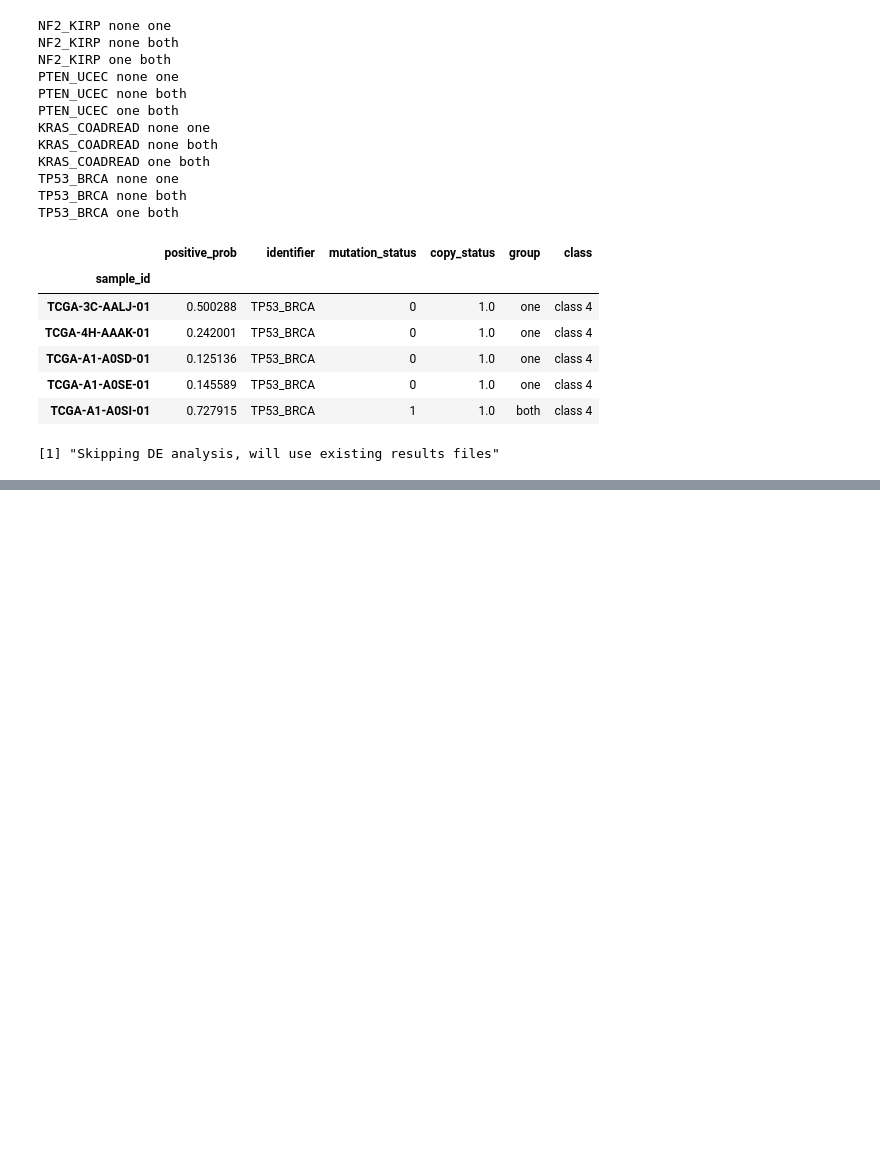
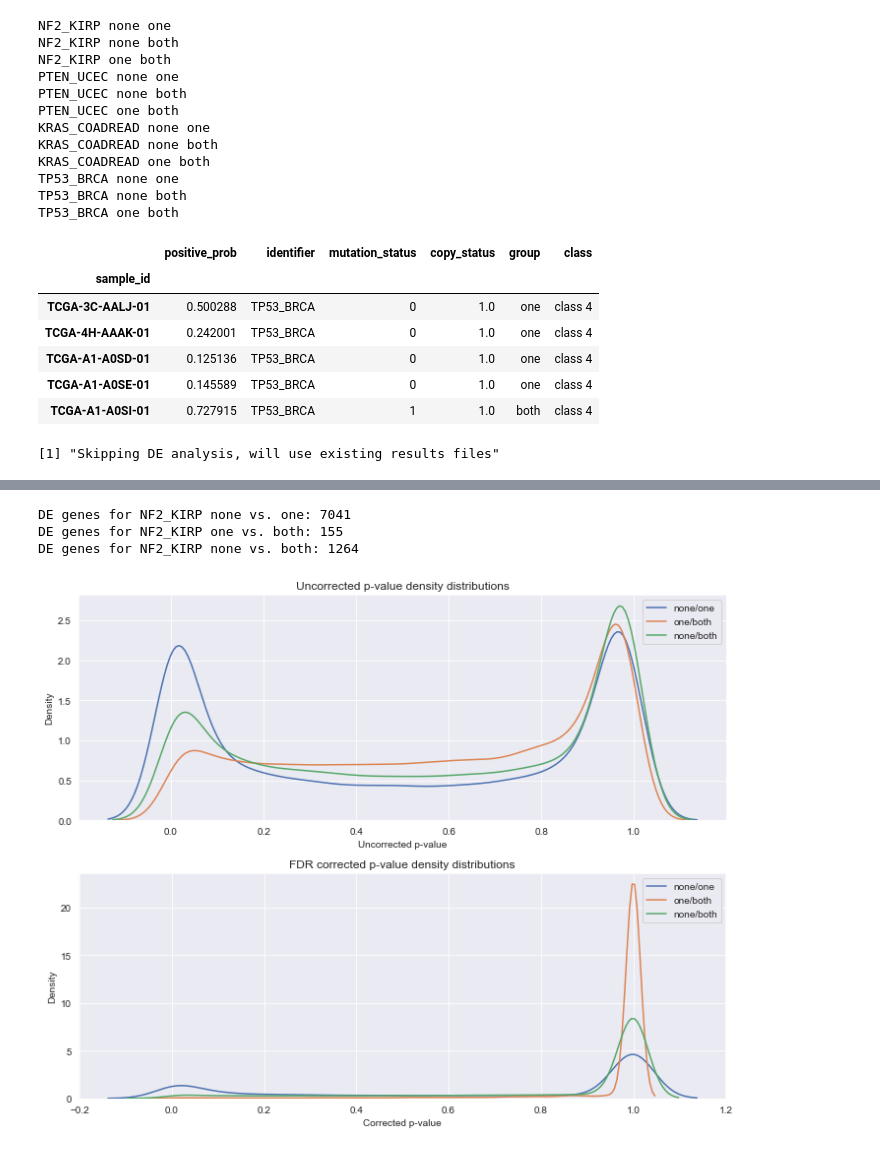
Before and after one commit to greenelab/mutation-fn, a Jupyter notebook: 4_de_analysis/2_de_pilot.ipynb, the cells around one changed output, grey strips where cells are left out. Saved outputs shown, nothing was run; the diff lists cells and outputs as text; code cells hidden in the pictures; blank space fills up the shorter version.

Commit message:
plot results of DE pilot experiment

```diff
--- a/4_de_analysis/2_de_pilot.ipynb
+++ b/4_de_analysis/2_de_pilot.ipynb
@@ -176,3 +176,13 @@ if (RUN_DE_ANALYSIS) {
 }
 # %% [output]
 [1] "Skipping DE analysis, will use existing results files"
+# %%
+identifier = 'NF2_KIRP'
+# adjusted p-value threshold
+alpha = 0.05
+
+none_one_de_results = pd.read_csv(
+    cfg.de_output_dir / 'DE_stats_{}_none_one.txt'.format(identifier), sep='\t'
+)
+print(none_one_de_results.shape)
+none_one_de_results.head()
@@ -178,0 +197,6 @@ if (RUN_DE_ANALYSIS) {
+# %%
+one_both_de_results = pd.read_csv(
+    cfg.de_output_dir / 'DE_stats_{}_one_both.txt'.format(identifier), sep='\t'
+)
+print(one_both_de_results.shape)
+one_both_de_results.head()
@@ -178,0 +211,6 @@ if (RUN_DE_ANALYSIS) {
+# %%
+none_both_de_results = pd.read_csv(
+    cfg.de_output_dir / 'DE_stats_{}_none_both.txt'.format(identifier), sep='\t'
+)
+print(none_both_de_results.shape)
+none_both_de_results.head()
@@ -178,0 +225,42 @@ if (RUN_DE_ANALYSIS) {
+# %%
+none_one_de_count = (
+    (none_one_de_results.padj < alpha).sum()
+)
+one_both_de_count = (
+    (one_both_de_results.padj < alpha).sum()
+)
+none_both_de_count = (
+    (none_both_de_results.padj < alpha).sum()
+)
+
+print('DE genes for {} none vs. one:'.format(identifier), none_one_de_count)
+print('DE genes for {} one vs. both:'.format(identifier), one_both_de_count)
+print('DE genes for {} none vs. both:'.format(identifier), none_both_de_count)
+# %% [output]
+DE genes for NF2_KIRP none vs. one: 7041
+DE genes for NF2_KIRP one vs. both: 155
+DE genes for NF2_KIRP none vs. both: 1264
+# %%
+import matplotlib.pyplot as plt
+import seaborn as sns
+
+sns.set({'figure.figsize': (10, 8)})
+fig, axarr = plt.subplots(2, 1)
+
+sns.kdeplot(data=none_one_de_results.pvalue, label='none/one', ax=axarr[0])
+sns.kdeplot(data=one_both_de_results.pvalue, label='one/both', ax=axarr[0])
+sns.kdeplot(data=none_both_de_results.pvalue, label='none/both', ax=axarr[0])
+axarr[0].set_title('Uncorrected p-value density distributions')
+axarr[0].set_xlabel('Uncorrected p-value')
+axarr[0].legend()
+
+sns.kdeplot(data=none_one_de_results.padj, label='none/one', ax=axarr[1])
+sns.kdeplot(data=one_both_de_results.padj, label='one/both', ax=axarr[1])
+sns.kdeplot(data=none_both_de_results.padj, label='none/both', ax=axarr[1])
+axarr[1].set_title('FDR corrected p-value density distributions')
+axarr[1].set_xlabel('Corrected p-value')
+axarr[1].legend()
+
+plt.tight_layout()
+# %% [output]
+[figure, added]
```
Also changed, not shown: parts of 3 cells of this notebook, 3 other files.
